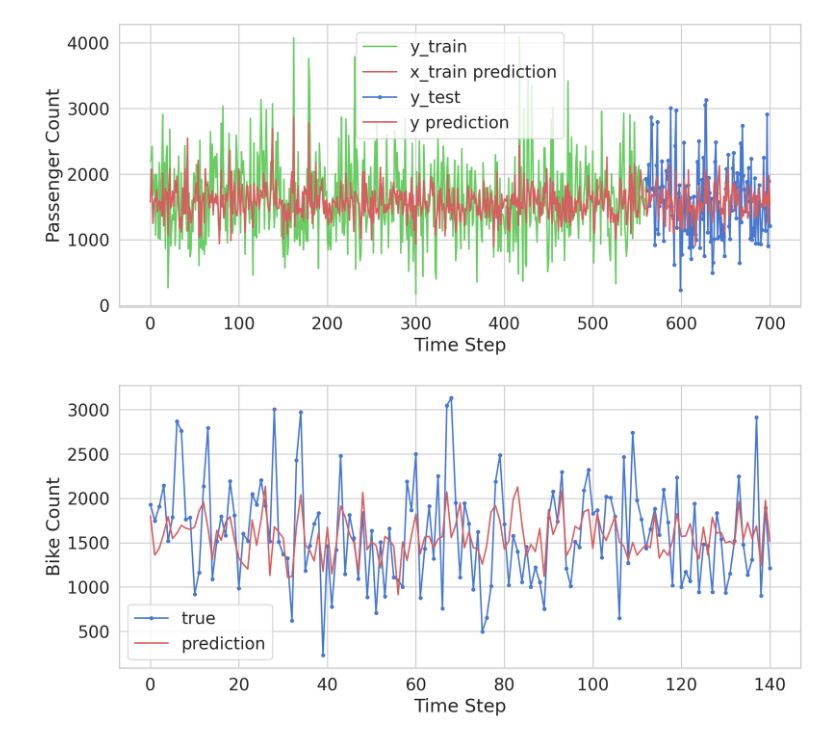
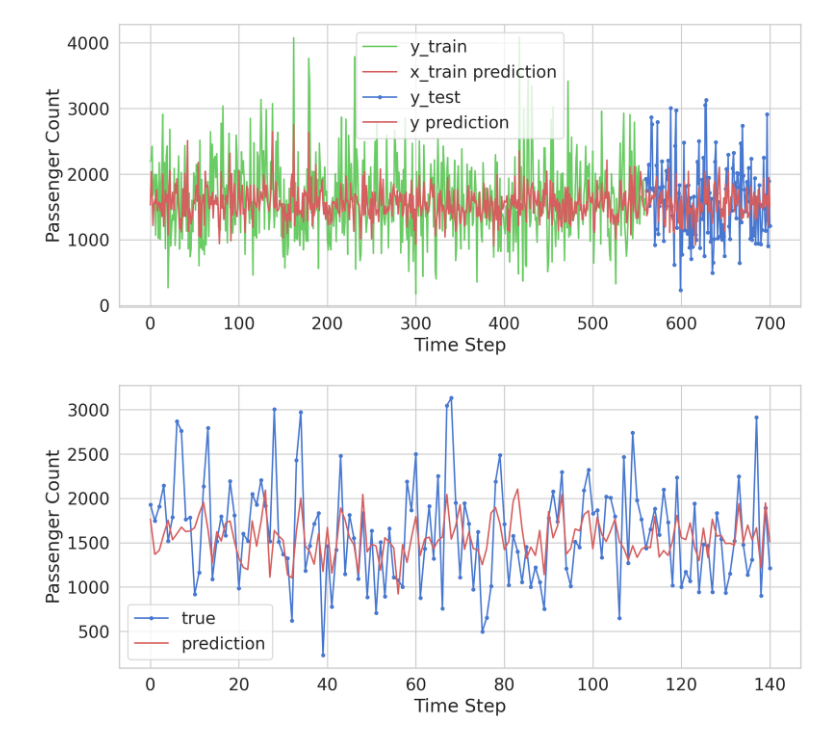
Before and after one commit to fuggu68/thesis-result, a Jupyter notebook: model1.ipynb, the cells around one changed output. Saved outputs shown, nothing was run; the diff lists cells and outputs as text; code cells hidden in the pictures.

```diff
--- a/model1.ipynb
+++ b/model1.ipynb
@@ -197,9 +197,9 @@ plt.show();
 # %%
 plt.plot(y_test_inv.flatten(), marker='.', label="true")
 plt.plot(y_pred_inv.flatten(), 'r', label="prediction")
-plt.ylabel('Bike Count')
+plt.ylabel('Passenger Count')
 plt.xlabel('Time Step')
 plt.legend()
 plt.show();
 # %% [output]
-[figure, old version]
+[figure, new version]
```
Also changed, not shown: parts of 5 cells of this notebook.
